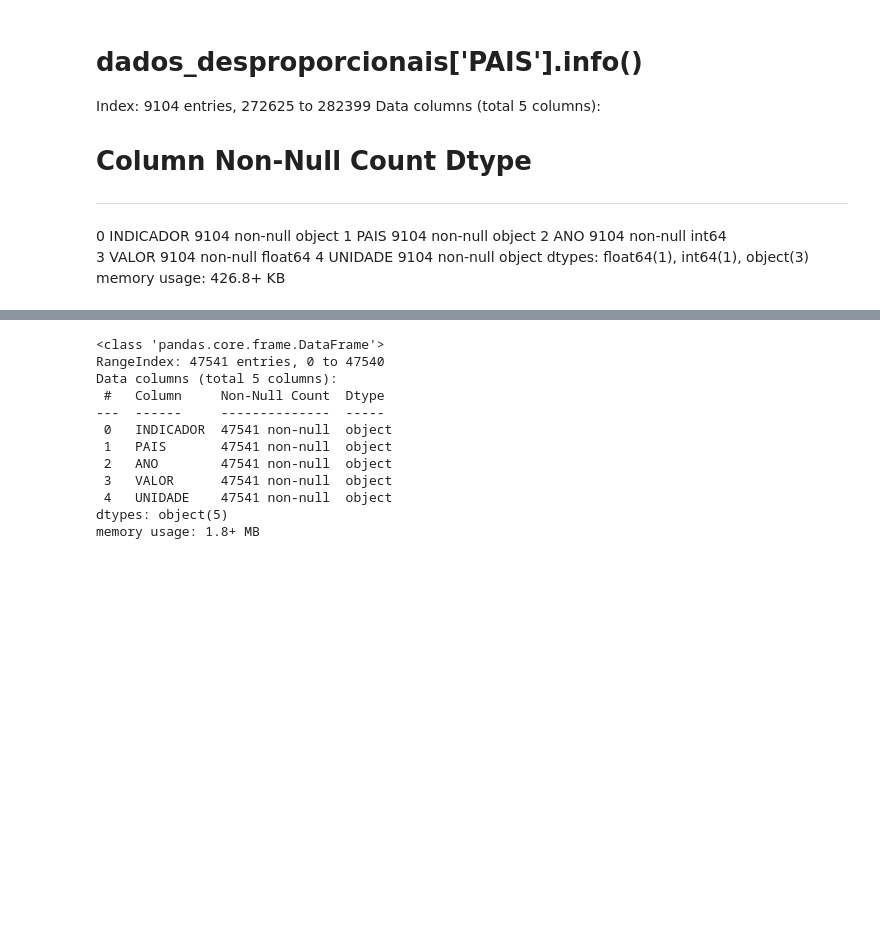
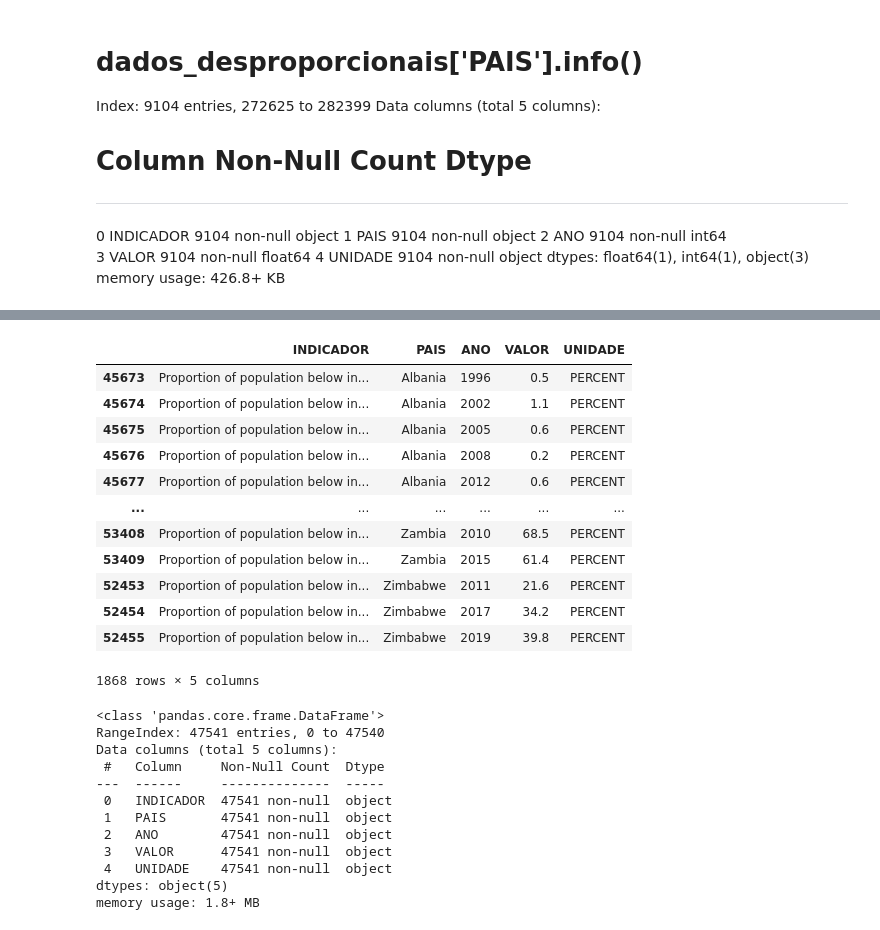
Before and after one commit to carlosferreirareis/Nacoes_Unidas, a Jupyter notebook: Nacoes_Unidas.ipynb, the cells around one changed output, grey strips where cells are left out. Cells and saved outputs as stored; diff of their text form; code cells hidden in the pictures; blank space fills up the shorter version.

```diff
--- a/Nacoes_Unidas.ipynb
+++ b/Nacoes_Unidas.ipynb
@@ -954,3 +966,20 @@ memory usage: 2.1+ MB
+# %%
+dados_desproporcionais = df_unique
+dados_desproporcionais
+# %% [output]
+|  | INDICADOR | PAIS | ANO | VALOR | UNIDADE |
+| 45673 | Proportion of population below in... | Albania | 1996 | 0.5 | PERCENT |
+| 45674 | Proportion of population below in... | Albania | 2002 | 1.1 | PERCENT |
+| 45675 | Proportion of population below in... | Albania | 2005 | 0.6 | PERCENT |
+| 45676 | Proportion of population below in... | Albania | 2008 | 0.2 | PERCENT |
+| 45677 | Proportion of population below in... | Albania | 2012 | 0.6 | PERCENT |
+| ... | ... | ... | ... | ... | ... |
+| 53408 | Proportion of population below in... | Zambia | 2010 | 68.5 | PERCENT |
+| 53409 | Proportion of population below in... | Zambia | 2015 | 61.4 | PERCENT |
+| 52453 | Proportion of population below in... | Zimbabwe | 2011 | 21.6 | PERCENT |
+| 52454 | Proportion of population below in... | Zimbabwe | 2017 | 34.2 | PERCENT |
+| 52455 | Proportion of population below in... | Zimbabwe | 2019 | 39.8 | PERCENT |
+1868 rows × 5 columns
 # %%
 nacoesunidasfinal = pd.concat([nacoesunidasfinal, dados_desproporcionais], ignore_index=True)
 # %%
```
Also changed, not shown: parts of 11 cells of this notebook, 4 other files.
